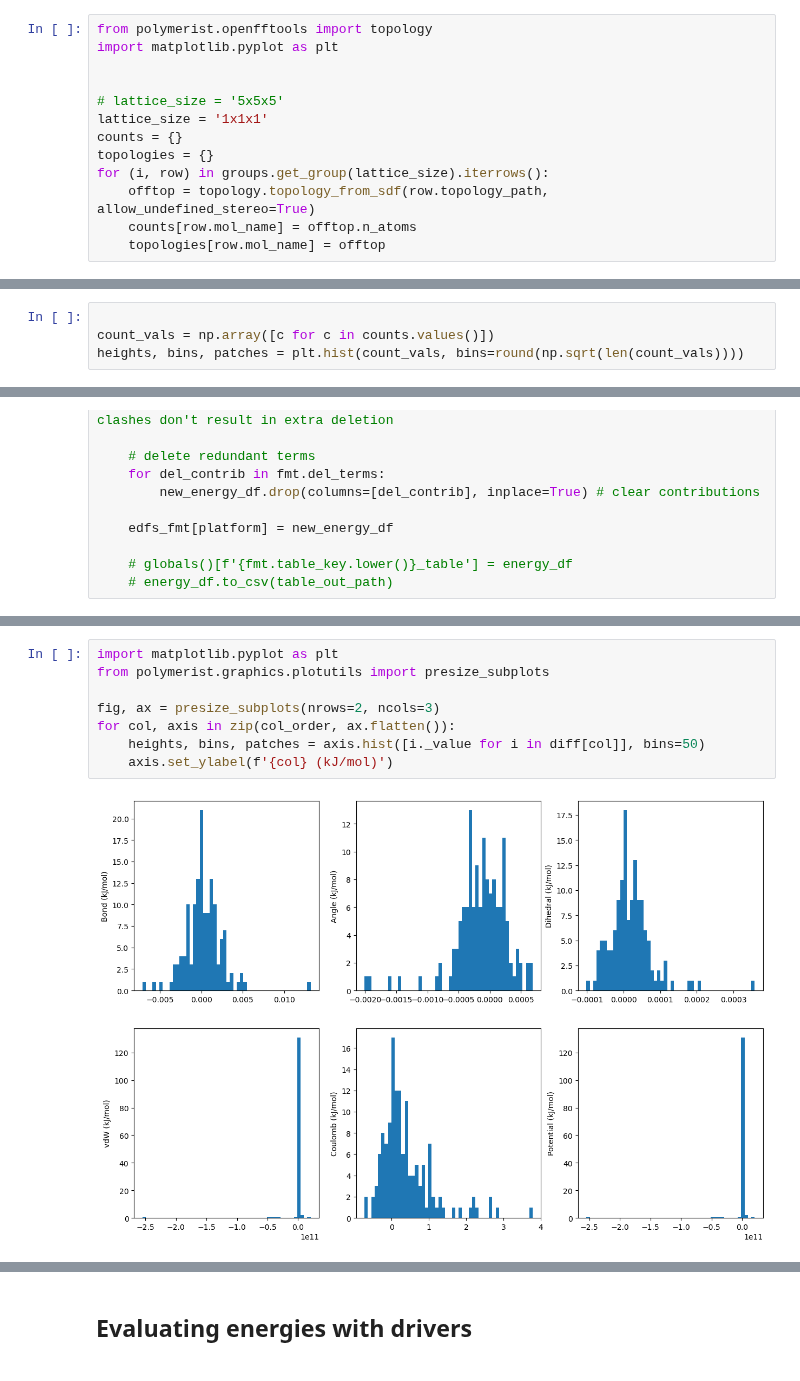
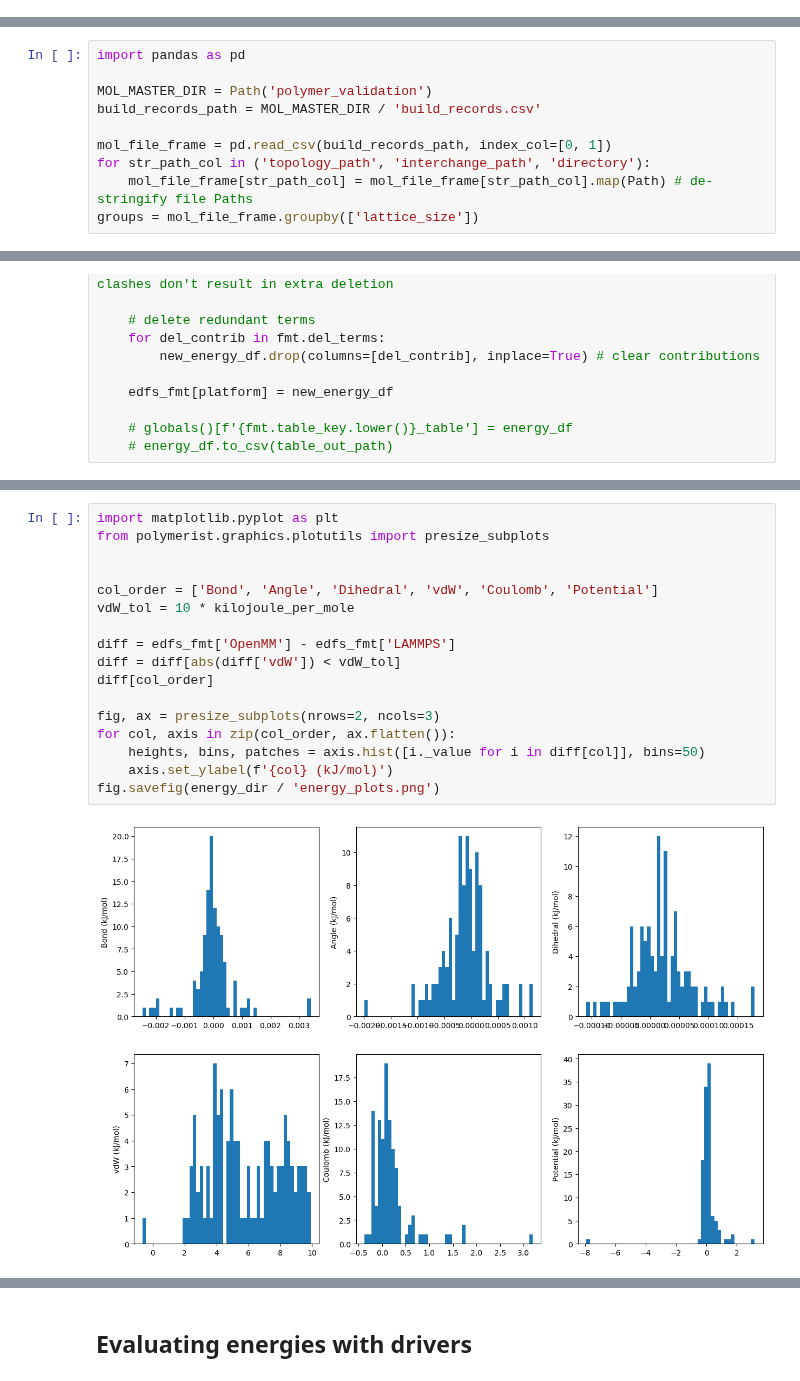
Before and after one commit to timbernat/NREL_polymers, a Jupyter notebook: energy_eval_updated.ipynb, the cells around one changed output, grey strips where cells are left out. Saved outputs shown, nothing was run; the diff lists cells and outputs as text.

Commit message:
Modified polymerization and MD energy scripts to work based on tabulated output

```diff
--- a/energy_eval_updated.ipynb
+++ b/energy_eval_updated.ipynb
@@ -77,13 +40,0 @@ groups = mol_file_frame.groupby(['lattice_size'])
-# %%
-from polymerist.openfftools import topology
-import matplotlib.pyplot as plt
-
-
-# lattice_size = '5x5x5'
-lattice_size = '1x1x1'
-counts = {}
-topologies = {}
-for (i, row) in groups.get_group(lattice_size).iterrows():
-    offtop = topology.topology_from_sdf(row.topology_path, allow_undefined_stereo=True)
-    counts[row.mol_name] = offtop.n_atoms
-    topologies[row.mol_name] = offtop
@@ -114,4 +40,0 @@ np.sqrt(len(count_vals))
-# %%
-
-count_vals = np.array([c for c in counts.values()])
-heights, bins, patches = plt.hist(count_vals, bins=round(np.sqrt(len(count_vals))))
@@ -145 +41,11 @@ plt.show()
+# %%
+import pandas as pd
+
+MOL_MASTER_DIR = Path('polymer_validation')
+build_records_path = MOL_MASTER_DIR / 'build_records.csv'
+
+mol_file_frame = pd.read_csv(build_records_path, index_col=[0, 1])
+for str_path_col in ('topology_path', 'interchange_path', 'directory'):
+    mol_file_frame[str_path_col] = mol_file_frame[str_path_col].map(Path) # de-stringify file Paths
+groups = mol_file_frame.groupby(['lattice_size'])
 # %% [markdown]
@@ -425,12 +308,21 @@ diff[col_order]
 # %%
 import matplotlib.pyplot as plt
 from polymerist.graphics.plotutils import presize_subplots
+
+
+col_order = ['Bond', 'Angle', 'Dihedral', 'vdW', 'Coulomb', 'Potential']
+vdW_tol = 10 * kilojoule_per_mole
+
+diff = edfs_fmt['OpenMM'] - edfs_fmt['LAMMPS']
+diff = diff[abs(diff['vdW']) < vdW_tol]
+diff[col_order]
 
 fig, ax = presize_subplots(nrows=2, ncols=3)
 for col, axis in zip(col_order, ax.flatten()):
     heights, bins, patches = axis.hist([i._value for i in diff[col]], bins=50)
     axis.set_ylabel(f'{col} (kJ/mol)')
+fig.savefig(energy_dir / 'energy_plots.png')
 # %% [output]
-[figure, old version]
+[figure, new version]
 # %%
 diff['vdW'].sort_values()
```
Also changed, not shown: parts of 9 cells of this notebook, 1 other file.
